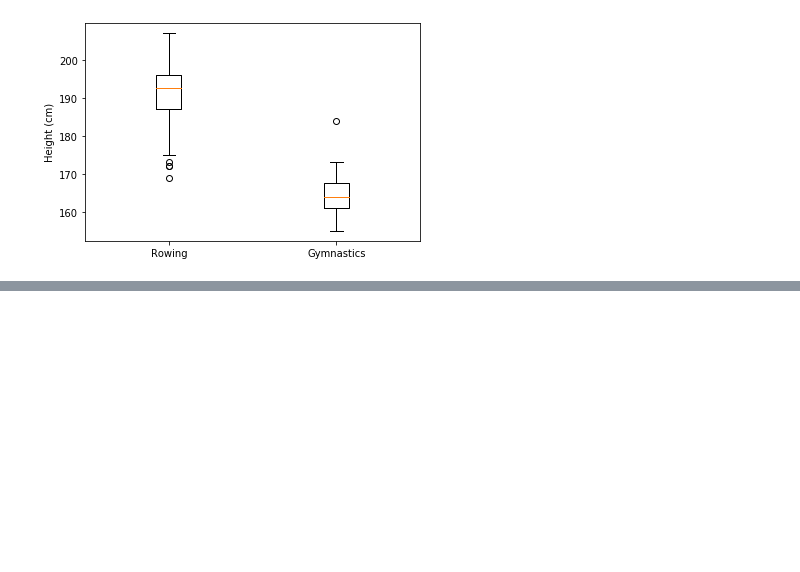
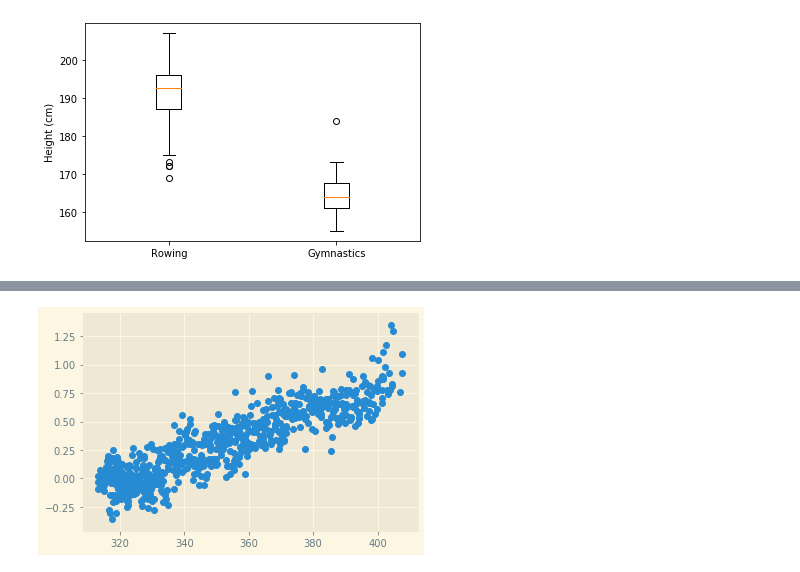
Before and after one commit to Alumasa/Python-for-data-science, a Jupyter notebook: Time Series Visualization.ipynb, the cells around one changed output, grey strips where cells are left out. Cells and saved outputs as stored; diff of their text form; code cells hidden in the pictures; blank space fills up the shorter version.

```diff
--- a/Time Series Visualization.ipynb
+++ b/Time Series Visualization.ipynb
@@ -456,0 +489,9 @@ plt.show()
+# %%
+# Use the "Solarize_Light2" style and create new Figure/Axes
+plt.style.use('Solarize_Light2')
+fig, ax = plt.subplots()
+#ax.plot(austin_weather["MONTH"], austin_weather["MLY-TAVG-NORMAL"])
+ax.scatter(climate_change['co2'], climate_change['relative_temp'])
+plt.show()
+# %% [output]
+[figure, added]
```
Also changed, not shown: parts of 8 cells of this notebook, 3 other files.
